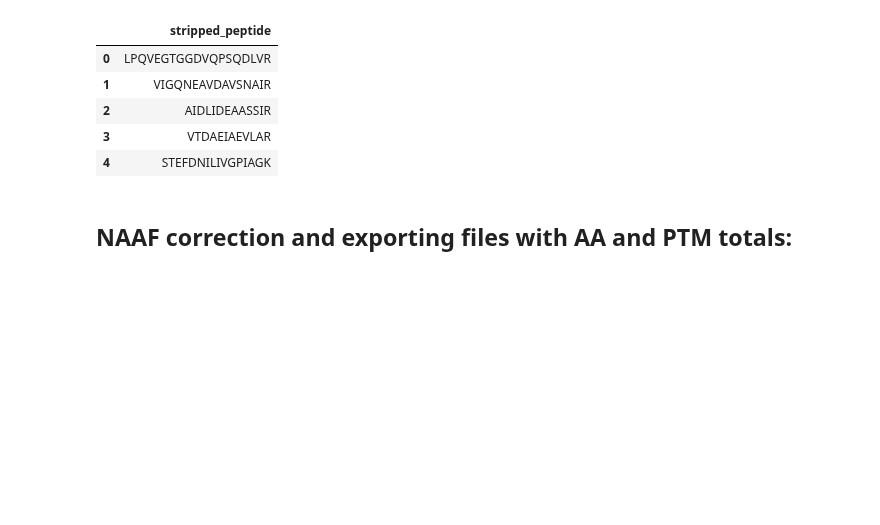
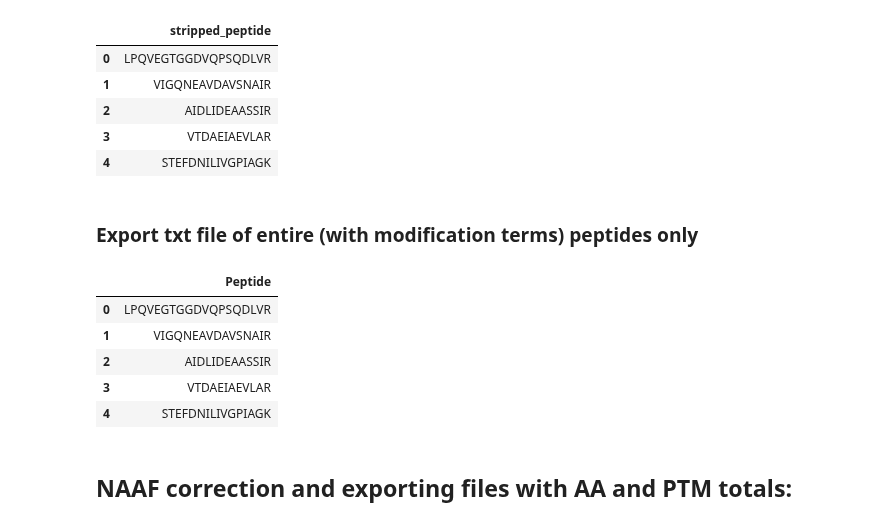
Before and after one commit to MeganEDuffy/rot-mayer, a Jupyter notebook: notebooks/PeaksDB/322_T0_trypsin_PeaksDB.ipynb, the cells around one changed output. Saved outputs shown, nothing was run; the diff lists cells and outputs as text; code cells hidden in the pictures; blank space fills up the shorter version.

Commit message:
exported peps with mods for all 322 files 4 total

```diff
--- a/notebooks/PeaksDB/322_T0_trypsin_PeaksDB.ipynb
+++ b/notebooks/PeaksDB/322_T0_trypsin_PeaksDB.ipynb
@@ -284,6 +285,30 @@ Deduplicated stripped PeaksDB peptides in 322: 791
 | 2 | AIDLIDEAASSIR |
 | 3 | VTDAEIAEVLAR |
 | 4 | STEFDNILIVGPIAGK |
+# %% [markdown]
+### Export txt file of entire (with modification terms) peptides only
+# %%
+# keep only peptide column peptides <1% FDR (this is what we exported)
+pep322moddup = peaksdb322[["Peptide"]]
+
+# deduplicate both of these lists
+pep322mod = pep322moddup.drop_duplicates()
+
+# print out the #s of modified and stripped peptides, deduplicated and not
+
+# write altered dataframe to new txt file
+# used header and index parameters to get rid of 'Peptide' header and the indexing
+pep322mod.to_csv("/home/millieginty/Documents/git-repos/rot-mayer/data/processed/PTM-cellular-compartment/to-combine/T0/TW_322_T0_trypsin_combine_PTMopt_DB_FDR1_mod_peptides.txt", header=False, index=False)
+
+# look at the stripped peptides
+pep322mod.head()
+# %% [output]
+|  | Peptide |
+| 0 | LPQVEGTGGDVQPSQDLVR |
+| 1 | VIGQNEAVDAVSNAIR |
+| 2 | AIDLIDEAASSIR |
+| 3 | VTDAEIAEVLAR |
+| 4 | STEFDNILIVGPIAGK |
 # %% [markdown]
 ## NAAF correction and exporting files with AA and PTM totals:
 # %%
```
Also changed, not shown: parts of 1 cell of this notebook, 3 other files.
